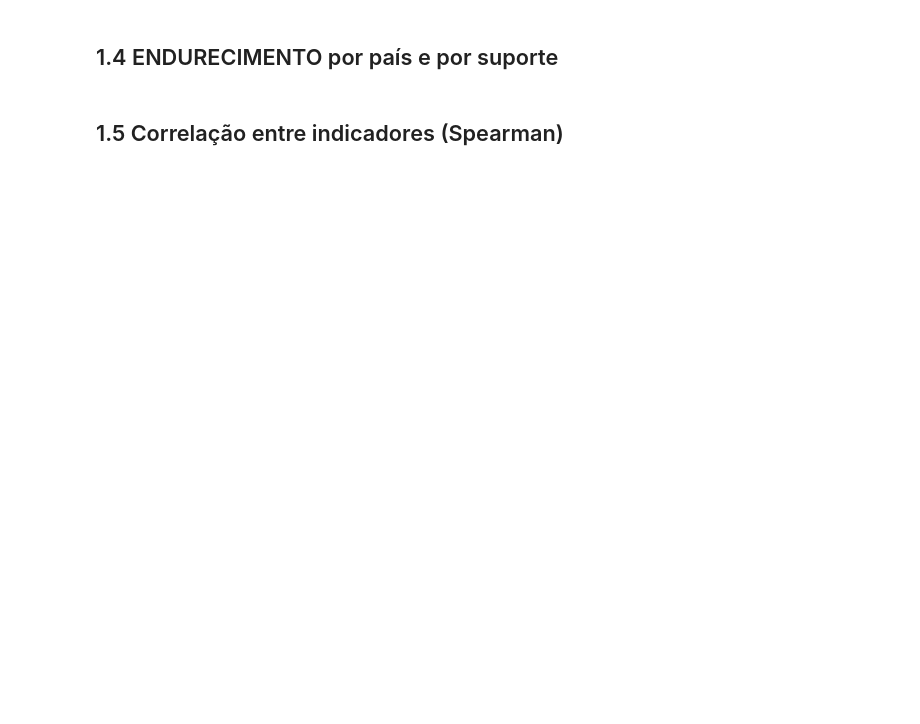
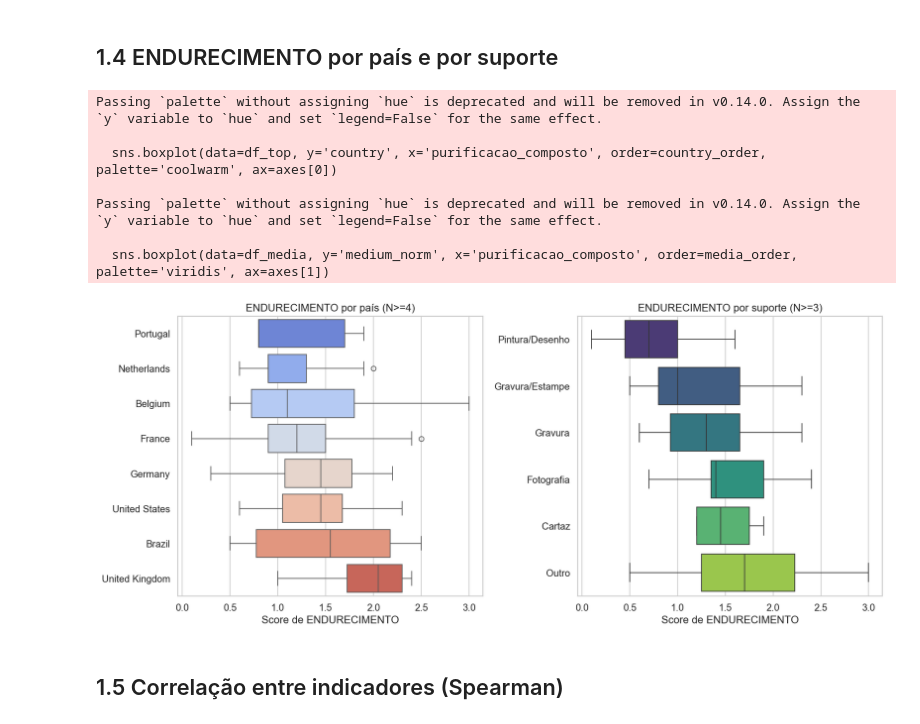
Before and after one commit to anavvanzin/iconocracy-corpus, a Jupyter notebook: notebooks/01_exploratory.ipynb, the cells around one changed output. Drawn from its saved outputs; the diff is of its cells as text; code cells hidden in the pictures; blank space fills up the shorter version.

```diff
--- a/notebooks/01_exploratory.ipynb
+++ b/notebooks/01_exploratory.ipynb
@@ -17,7 +114,36 @@ categories = [INDICATOR_LABELS[i] for i in INDICATORS]N = len(categories); angle
 # %% [markdown]
 ## 1.4 ENDURECIMENTO por país e por suporte
 # %%
-fig, axes = plt.subplots(1, 2, figsize=(14, 6))top_countries = df.country.value_counts().head(8).index.tolist()df_top = df[df.country.isin(top_countries)]country_order = df_top.groupby('country')['purificacao_composto'].median().sort_values().index.tolist()sns.boxplot(data=df_top, y='country', x='purificacao_composto', order=country_order, palette='coolwarm', ax=axes[0])axes[0].set_xlabel('Score de ENDURECIMENTO'); axes[0].set_ylabel(''); axes[0].set_title('ENDURECIMENTO por país (N≥4)')medium_counts = df.medium_norm.value_counts(); top_media = medium_counts[medium_counts >= 3].index.tolist()df_media = df[df.medium_norm.isin(top_media)]media_order = df_media.groupby('medium_norm')['purificacao_composto'].median().sort_values().index.tolist()sns.boxplot(data=df_media, y='medium_norm', x='purificacao_composto', order=media_order, palette='viridis', ax=axes[1])axes[1].set_xlabel('Score de ENDURECIMENTO'); axes[1].set_ylabel(''); axes[1].set_title('ENDURECIMENTO por suporte (N≥3)')plt.tight_layout(); plt.savefig('../data/processed/fig_04_country_medium.png', dpi=150, bbox_inches='tight'); plt.show()
+fig, axes = plt.subplots(1, 2, figsize=(14, 6))
+top_countries = df.country.value_counts().head(8).index.tolist()
+df_top = df[df.country.isin(top_countries)]
+country_order = df_top.groupby('country')['purificacao_composto'].median().sort_values().index.tolist()
+sns.boxplot(data=df_top, y='country', x='purificacao_composto', order=country_order, palette='coolwarm', ax=axes[0])
+axes[0].set_xlabel('Score de ENDURECIMENTO')
+axes[0].set_ylabel('')
+axes[0].set_title('ENDURECIMENTO por país (N>=4)')
+
+medium_counts = df.medium_norm.value_counts()
+top_media = medium_counts[medium_counts >= 3].index.tolist()
+df_media = df[df.medium_norm.isin(top_media)]
+media_order = df_media.groupby('medium_norm')['purificacao_composto'].median().sort_values().index.tolist()
+sns.boxplot(data=df_media, y='medium_norm', x='purificacao_composto', order=media_order, palette='viridis', ax=axes[1])
+axes[1].set_xlabel('Score de ENDURECIMENTO')
+axes[1].set_ylabel('')
+axes[1].set_title('ENDURECIMENTO por suporte (N>=3)')
+
+plt.tight_layout()
+plt.savefig('../data/processed/fig_04_country_medium.png', dpi=150, bbox_inches='tight')
+plt.show()
+# %% [output]
+Passing `palette` without assigning `hue` is deprecated and will be removed in v0.14.0. Assign the `y` variable to `hue` and set `legend=False` for the same effect.
+
+  sns.boxplot(data=df_top, y='country', x='purificacao_composto', order=country_order, palette='coolwarm', ax=axes[0])
+
+Passing `palette` without assigning `hue` is deprecated and will be removed in v0.14.0. Assign the `y` variable to `hue` and set `legend=False` for the same effect.
+
+  sns.boxplot(data=df_media, y='medium_norm', x='purificacao_composto', order=media_order, palette='viridis', ax=axes[1])
+[figure, added]
 # %% [markdown]
 ## 1.5 Correlação entre indicadores (Spearman)
 # %%
```
Also changed, not shown: parts of 5 cells of this notebook, 13 other files.
